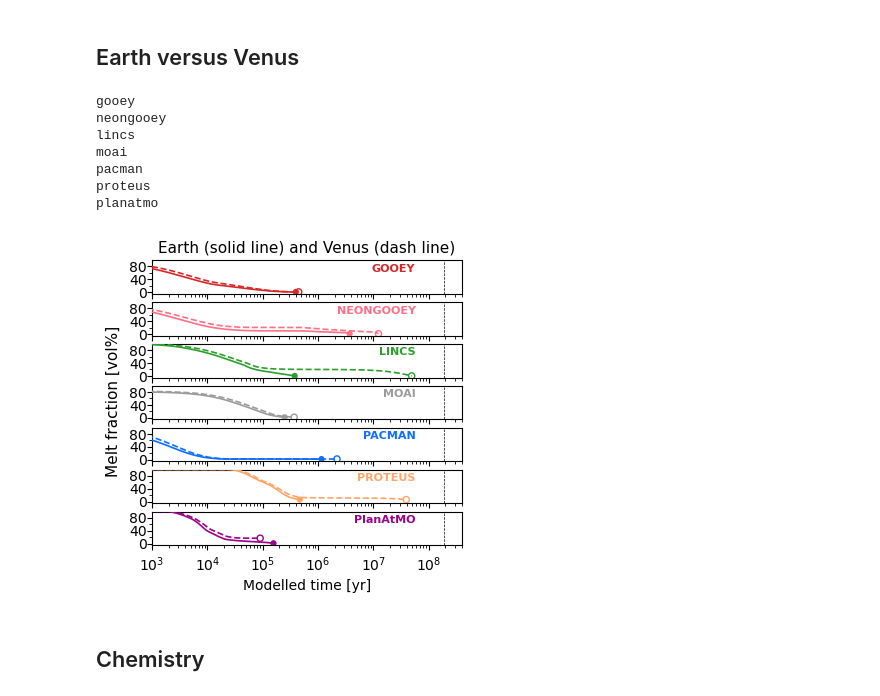
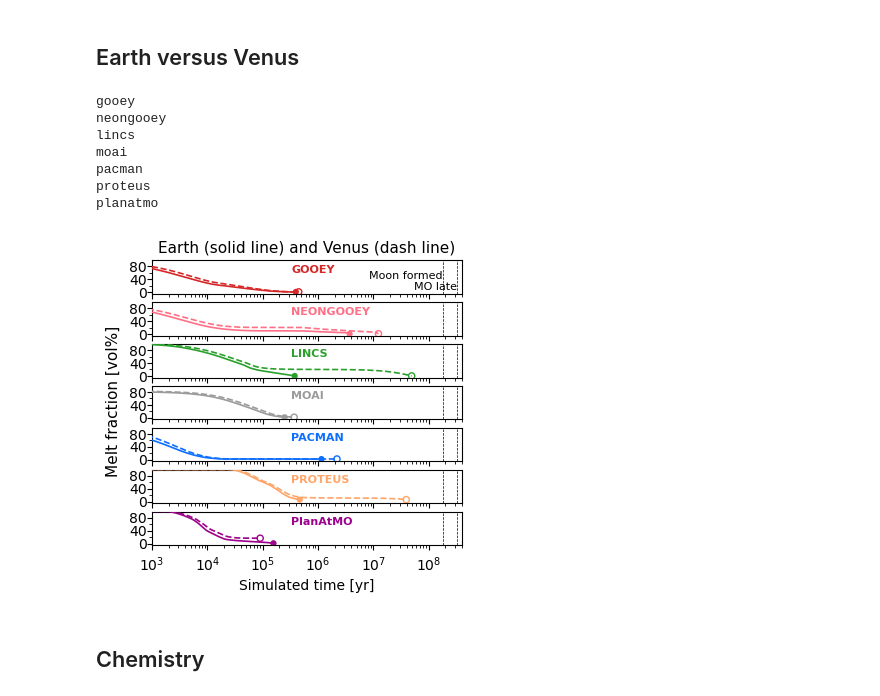
Before and after one commit to lena-noack/chili, a Jupyter notebook: intercomparison/analysis_solarsystem/compare.ipynb, the cells around one changed output. Cells and saved outputs as stored; diff of their text form; code cells hidden in the pictures.

```diff
--- a/intercomparison/analysis_solarsystem/compare.ipynb
+++ b/intercomparison/analysis_solarsystem/compare.ipynb
@@ -30,7 +30,7 @@ ages_Ga = {
     "CAI":              4.57, #  https://www.nature.com/articles/nature03882
     "Earth formed":     4.54, #  https://www.lyellcollection.org/doi/abs/10.1144/GSL.SP.2001.190.01.14
     "Moon formed":      4.34, #  https://onlinelibrary.wiley.com/doi/10.1111/maps.12373
-    "MO early":         4.33, #  https://www.sciencedirect.com/science/article/pii/S0012821X05002773?via%3Dihub
+    "MO early":         4.40, #  https://www.sciencedirect.com/science/article/pii/S0012821X05002773?via%3Dihub
     "MO late" :         4.20, #  https://www.science.org/doi/10.1126/science.ads8461
     "GOE early":        2.5,  #  https://link.springer.com/chapter/10.1007/978-3-030-16057-9_5
     "GOE late" :        2.2,  #  https://link.springer.com/chapter/10.1007/978-3-030-16057-9_5
@@ -607,45 +613,48 @@ for im,m in enumerate(models):
             ax.plot(x, y, color=col, ls=ls, lw=lw, zorder=4)
             ax.scatter(x.iloc[-1], y.iloc[-1], color=mc, edgecolors=ec, s=20, zorder=5)
 
-    ax.text(0.85, 0.9, lbl,  ha='right', va='top', transform=ax.transAxes,
+    ax.text(0.45, 0.85, lbl,  ha='left', va='top', transform=ax.transAxes,
             zorder=30, color=col, fontsize=8, weight='bold')
 
     # add vertical lines for ages of interest
-    for k in ["MO early", ]:
+    for i,k in enumerate(["Moon formed", "MO late", "GOE early" ]):
         x = ages_yr[k]
         if x > xmax:
             continue
         ax.axvline(x, color="k", ls="--", lw=0.5, zorder=6)
+        if im == 0:
+            ax.annotate(k, xy=(x, 40),
+                    ha="right", fontsize=8, textcoords='offset points', xytext=(0,-8*i))
 
     ax.axvline(x=0, color="k", ls="-", lw=0.5)
 
     ax.set_ylim(-5,99)
     ax.yaxis.set_major_locator(mpl.ticker.MultipleLocator(40))
     ax.yaxis.set_minor_locator(mpl.ticker.MultipleLocator(20))
     ax.tick_params(axis='y', which='both', pad=-0.08)
 
 axs[-1].set_xscale("log")
-axs[-1].set_xlabel("Modelled time [yr]")
+axs[-1].set_xlabel("Simulated time [yr]")
 axs[-1].set_xlim(left=time_min, right=xmax)
 
 fig.supylabel(get_label("phi(vol_pct)"), x=0.01, fontsize=11)
 fig.subplots_adjust(hspace=0.25)
 
 title = "Earth (solid line) and Venus (dash line)"
 axs[0].set_title(title, fontsize=11)
 
 plt.show()
 
 fig.savefig(f"out/phi_evo_planets.{EXT}", bbox_inches='tight', dpi=DPI)
 # %% [output]
 gooey
 neongooey
 lincs
 moai
 pacman
 proteus
 planatmo
-[figure, old version]
+[figure, new version]
 # %% [markdown]
 ## Chemistry
 # %%
```
Also changed, not shown: parts of 7 cells of this notebook, 1 other file.
